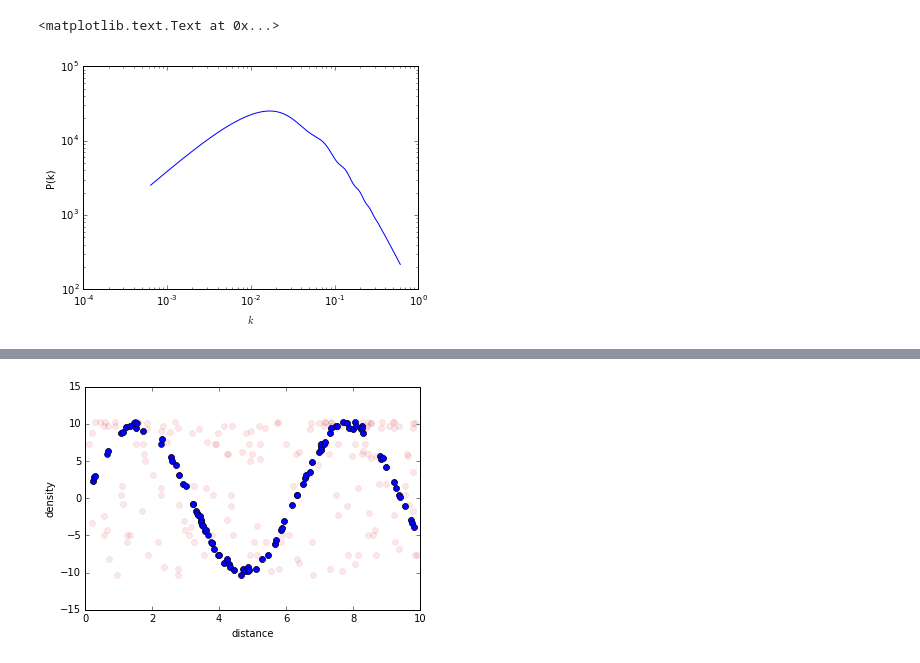
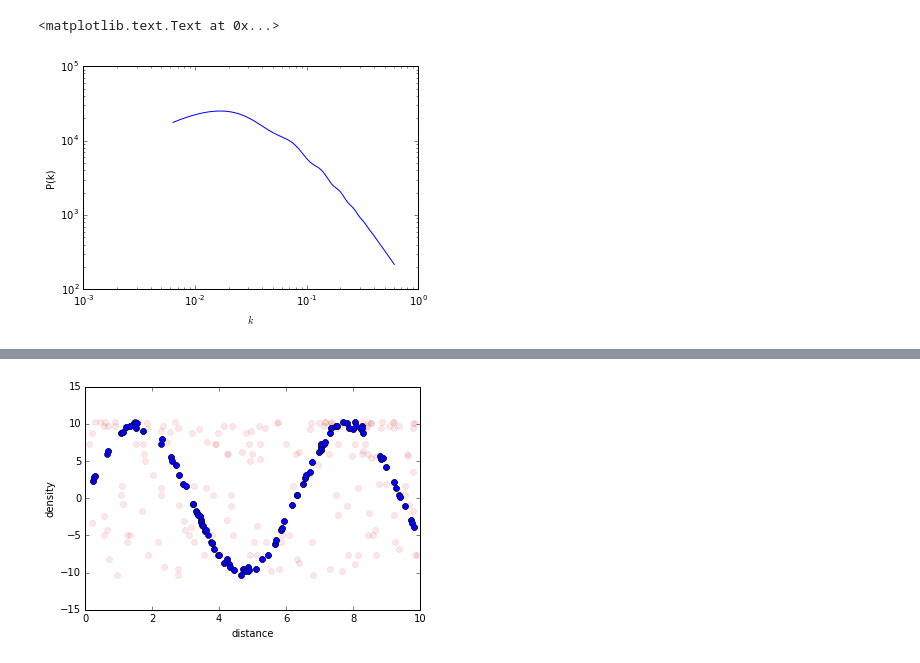
Before and after one commit to aimalz/densityfield, a Jupyter notebook: GenCat.ipynb, the cells around one changed output, grey strips where cells are left out. Cells and saved outputs as stored; diff of their text form; code cells hidden in the pictures.

```diff
--- a/GenCat.ipynb
+++ b/GenCat.ipynb
@@ -20,29 +140,29 @@ import matplotlib.pyplot as plt
 # %%
 with open('ics_matterpow_0.dat','rb') as csvfile:
     tuples = (line.split(None) for line in csvfile)
     alldata = np.array([[float(pair[k]) for k in xrange(len(pair))] for pair in tuples])
     ks_all,pks_all = alldata.T[0],alldata.T[1]
 
 # xs_all = 2*np.pi/ks_all
 # xs_all = xs_all[xs_all>10.]
 # xs_all = xs_all[xs_all<1.e4]
 pks_all = pks_all[2*np.pi/ks_all>10.]
 ks_all = ks_all[2*np.pi/ks_all>10.]
 xs_all = 2*np.pi/ks_all[2*np.pi/ks_all>10.]
 
-pks_all = pks_all[2*np.pi/ks_all<1.e4]
-ks_all = ks_all[2*np.pi/ks_all<1.e4]
-xs_all = 2*np.pi/ks_all[2*np.pi/ks_all<1.e4]
+pks_all = pks_all[2*np.pi/ks_all<1.e3]
+ks_all = ks_all[2*np.pi/ks_all<1.e3]
+xs_all = 2*np.pi/ks_all[2*np.pi/ks_all<1.e3]
 
 plt.plot(ks_all,pks_all)
 plt.semilogy()
 plt.semilogx()
 #plt.xlim(1.e-5,2.*np.pi/10.)
 plt.xlabel(r'$k$')
 plt.ylabel(r'P(k)')
 # %% [output]
 <matplotlib.text.Text at 0x...>
-[figure, old version]
+[figure, new version]
 # %%
 def cdf(weights):
     """
```
Also changed, not shown: parts of 13 cells of this notebook.
